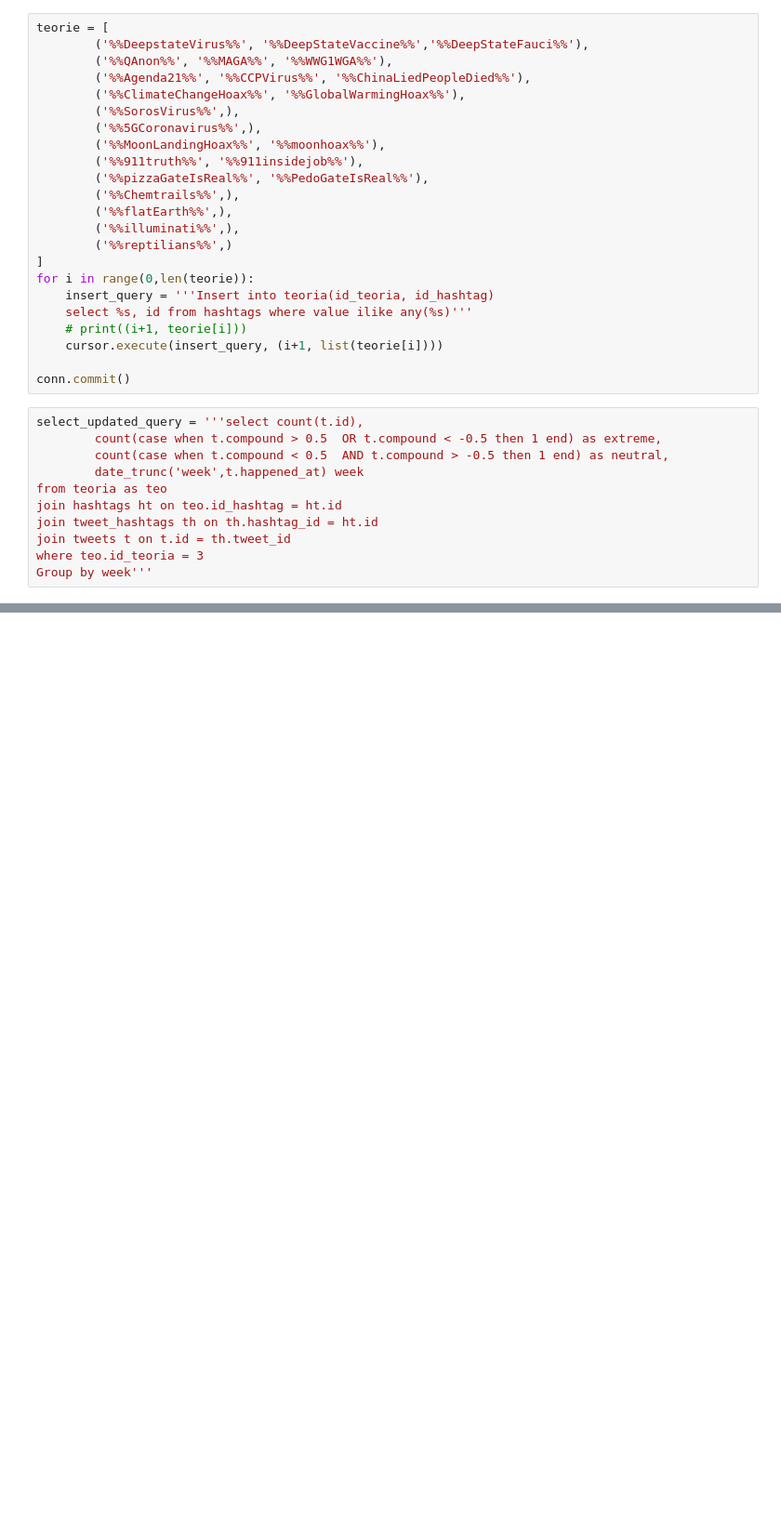
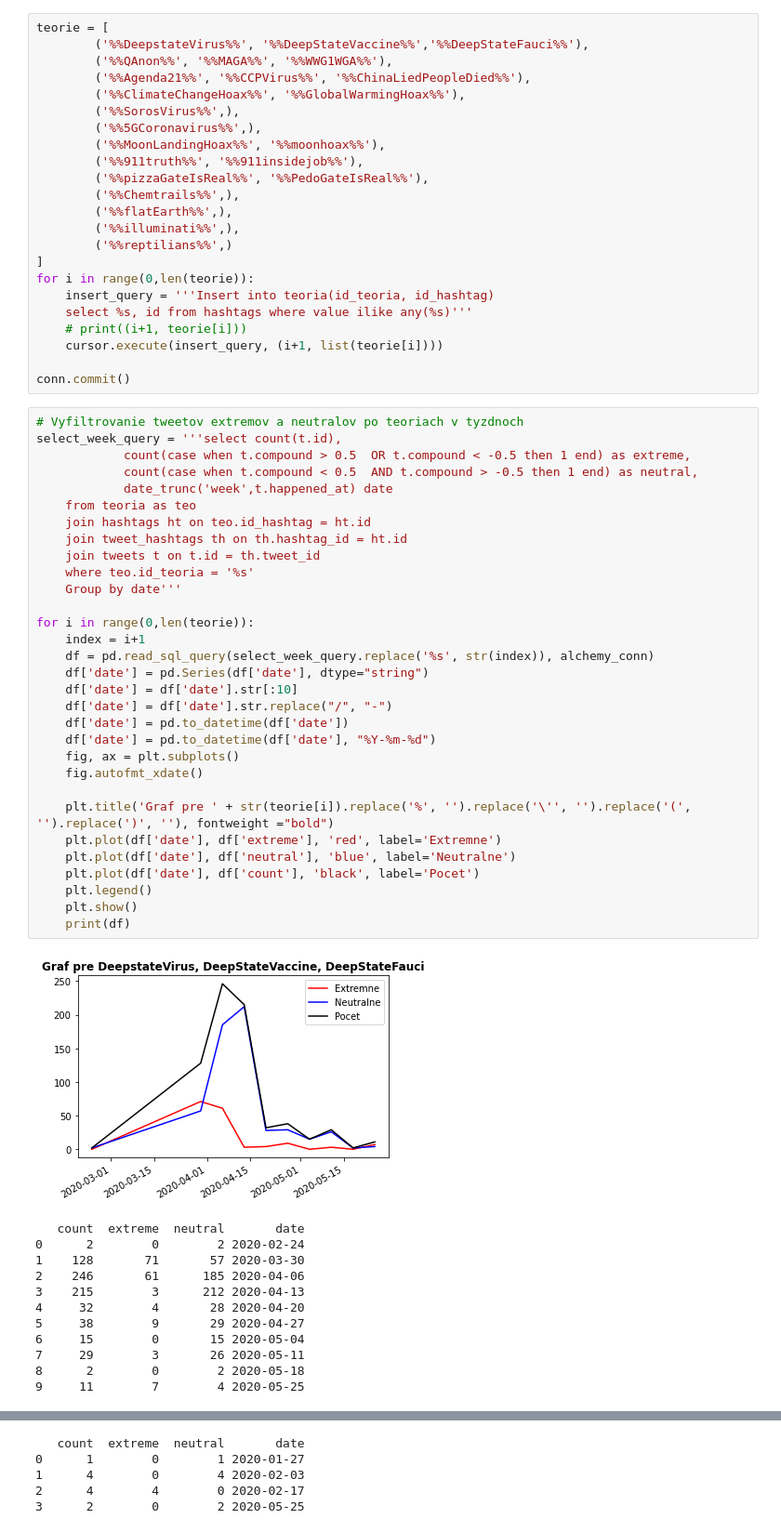
Before and after one commit to LubosD8/PDT_2021, a Jupyter notebook: notebook.ipynb, the cells around one changed output, grey strips where cells are left out. Shown: that part at 93% size. Drawn from its saved outputs; the diff is of its cells as text; blank space fills up the shorter version.

Commit message:
Pridanie grafov a pocitanie top10 ludi a top10 hashtagov

```diff
--- a/notebook.ipynb
+++ b/notebook.ipynb
@@ -262,14 +265,47 @@ for i in range(0,len(teorie)):
     cursor.execute(insert_query, (i+1, list(teorie[i])))
 
 conn.commit()
-# %%
-select_updated_query = '''select count(t.id),
-		count(case when t.compound > 0.5  OR t.compound < -0.5 then 1 end) as extreme,
-		count(case when t.compound < 0.5  AND t.compound > -0.5 then 1 end) as neutral,
-		date_trunc('week',t.happened_at) week
-from teoria as teo
-join hashtags ht on teo.id_hashtag = ht.id
-join tweet_hashtags th on th.hashtag_id = ht.id
-join tweets t on t.id = th.tweet_id
-where teo.id_teoria = 3
-Group by week'''
+# %%
+# Vyfiltrovanie tweetov extremov a neutralov po teoriach v tyzdnoch
+select_week_query = '''select count(t.id),
+            count(case when t.compound > 0.5  OR t.compound < -0.5 then 1 end) as extreme,
+            count(case when t.compound < 0.5  AND t.compound > -0.5 then 1 end) as neutral,
+            date_trunc('week',t.happened_at) date
+    from teoria as teo
+    join hashtags ht on teo.id_hashtag = ht.id
+    join tweet_hashtags th on th.hashtag_id = ht.id
+    join tweets t on t.id = th.tweet_id
+    where teo.id_teoria = '%s'
+    Group by date'''
+
+for i in range(0,len(teorie)):
+    index = i+1
+    df = pd.read_sql_query(select_week_query.replace('%s', str(index)), alchemy_conn)
+    df['date'] = pd.Series(df['date'], dtype="string")
+    df['date'] = df['date'].str[:10]
+    df['date'] = df['date'].str.replace("/", "-")
+    df['date'] = pd.to_datetime(df['date'])
+    df['date'] = pd.to_datetime(df['date'], "%Y-%m-%d")
+    fig, ax = plt.subplots()
+    fig.autofmt_xdate()
+
+    plt.title('Graf pre ' + str(teorie[i]).replace('%', '').replace('\'', '').replace('(', '').replace(')', ''), fontweight ="bold")
+    plt.plot(df['date'], df['extreme'], 'red', label='Extremne')
+    plt.plot(df['date'], df['neutral'], 'blue', label='Neutralne')
+    plt.plot(df['date'], df['count'], 'black', label='Pocet')
+    plt.legend()
+    plt.show()
+    print(df)
+# %% [output]
+[figure, added]
+   count  extreme  neutral       date
+0      2        0        2 2020-02-24
+1    128       71       57 2020-03-30
+2    246       61      185 2020-04-06
+3    215        3      212 2020-04-13
+4     32        4       28 2020-04-20
+5     38        9       29 2020-04-27
+6     15        0       15 2020-05-04
+7     29        3       26 2020-05-11
+8      2        0        2 2020-05-18
+9     11        7        4 2020-05-25
@@ -275,0 +362,5 @@ Group by week'''
+   count  extreme  neutral       date
+0      1        0        1 2020-01-27
+1      4        0        4 2020-02-03
+2      4        4        0 2020-02-17
+3      2        0        2 2020-05-25
```
Also changed, not shown: parts of 8 cells of this notebook.
